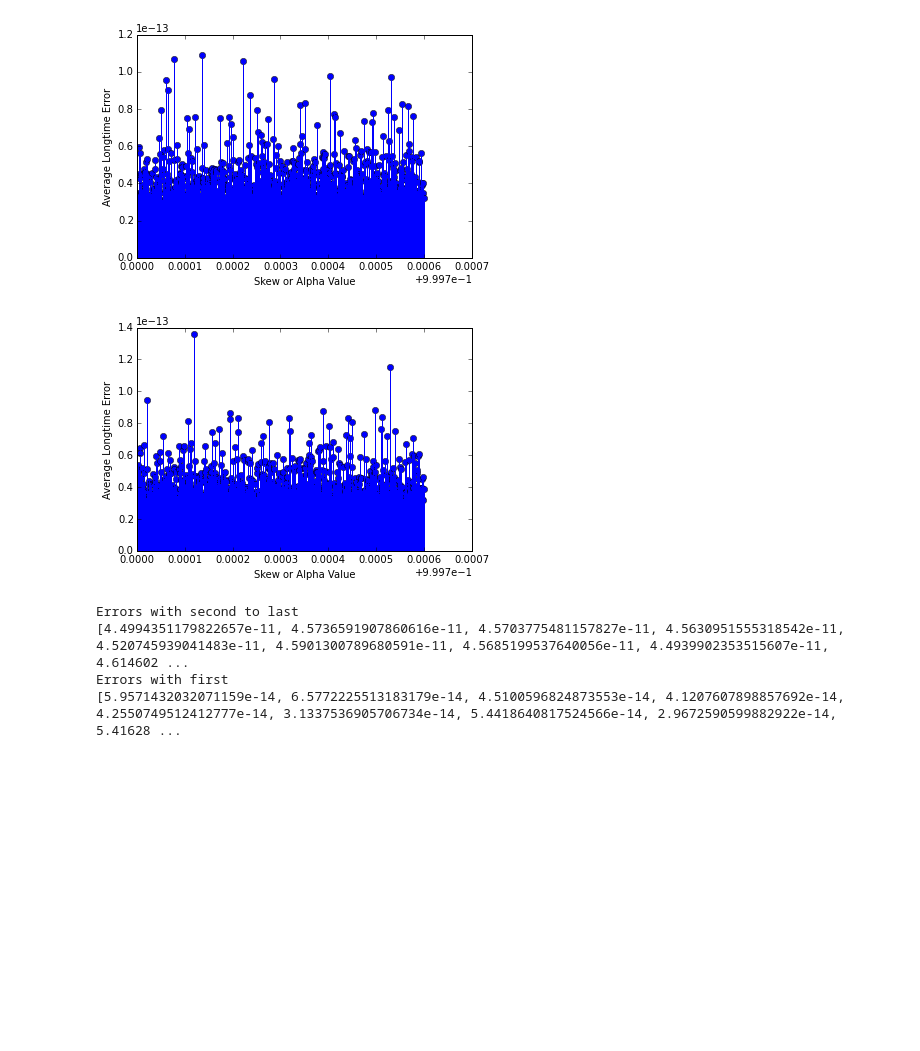
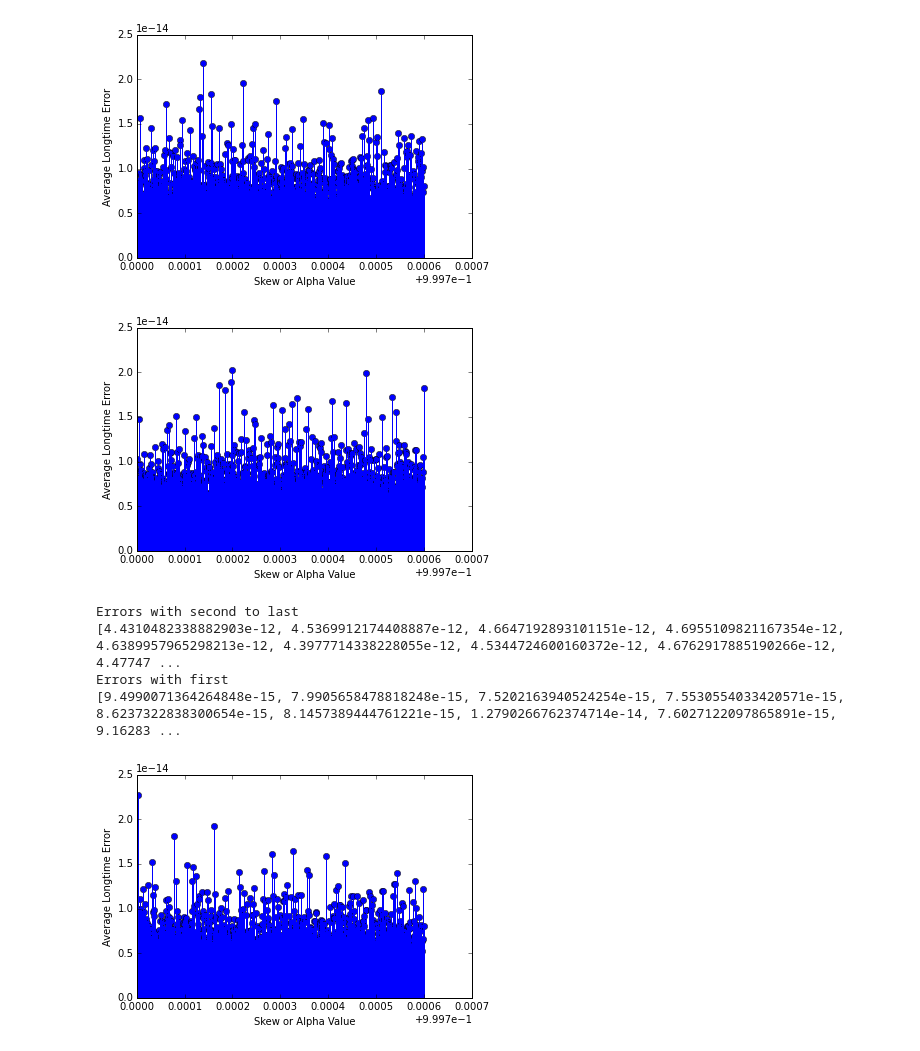
Before and after one commit to vasukiswamy/cs268project, a Jupyter notebook: Clock Synch Simulation.ipynb, the cells around one changed output. Saved outputs shown, nothing was run; the diff lists cells and outputs as text; code cells hidden in the pictures; blank space fills up the shorter version.

```diff
--- a/Clock Synch Simulation.ipynb
+++ b/Clock Synch Simulation.ipynb
@@ -340,24 +322,33 @@ system = System(t0)
 
 # ppm, step size for alpha, duration in seconds
 
-system.create_graph_diff_alpha(alpha_ppm, 10.0**(-6), 10, frequency, real_model=False, beta=0.000000003, distance=2.2)
+system.create_graph_diff_alpha(alpha_ppm, 10.0**(-6), 50, frequency, real_model=False, beta=0.000000003, distance=2.2)
 # %% [output]
-[figure, old version]
+[figure, new version]
 # %%
 # Initialize
 system = System(t0)
 
 # ppm, step size for alpha, duration in seconds
-system.create_graph_diff_alpha(alpha_ppm, 10.0**(-6), 10, frequency, real_model=True, beta=0.000000003, distance=2.2)
+system.create_graph_diff_alpha(alpha_ppm, 10.0**(-6), 50, frequency, real_model=True, beta=0.000000003, distance=2.2)
 # %% [output]
-[figure, old version]
+[figure, new version]
 # %%
 # Initialize
 system = System(t0)
 
-system.create_compare_first_consecutive(alpha_ppm, 10.0**(-6), 10, frequency, beta=0.000000003, distance=2.2)
+system.create_compare_first_consecutive(alpha_ppm, 10.0**(-6), 50, frequency, beta=0.000000003, distance=2.2)
 # %% [output]
 Errors with second to last
-[4.4994351179822657e-11, 4.5736591907860616e-11, 4.5703775481157827e-11, 4.5630951555318542e-11, 4.520745939041483e-11, 4.5901300789680591e-11, 4.5685199537640056e-11, 4.4939902353515607e-11, 4.614602 ...
+[4.4310482338882903e-12, 4.5369912174408887e-12, 4.6647192893101151e-12, 4.6955109821167354e-12, 4.6389957965298213e-12, 4.3977714338228055e-12, 4.5344724600160372e-12, 4.6762917885190266e-12, 4.47747 ...
 Errors with first
-[5.9571432032071159e-14, 6.5772225513183179e-14, 4.5100596824873553e-14, 4.1207607898857692e-14, 4.2550749512412777e-14, 3.1337536905706734e-14, 5.4418640817524566e-14, 2.9672590599882922e-14, 5.41628 ...
+[9.4990071364264848e-15, 7.9905658478818248e-15, 7.5202163940524254e-15, 7.5530554033420571e-15, 8.6237322838300654e-15, 8.1457389444761221e-15, 1.2790266762374714e-14, 7.6027122097865891e-15, 9.16283 ...
+# %%
+# Initialize
+t0 = 0.03 # 30 ms
+system = System(t0)
+
+# ppm, step size for alpha, duration in seconds
+system.create_graph_diff_alpha(alpha_ppm, 10.0**(-6), 50, frequency, real_model=True, beta=0.000000003, distance=2.2)
+# %% [output]
+[figure, added]
```
Also changed, not shown: parts of 5 cells of this notebook.
